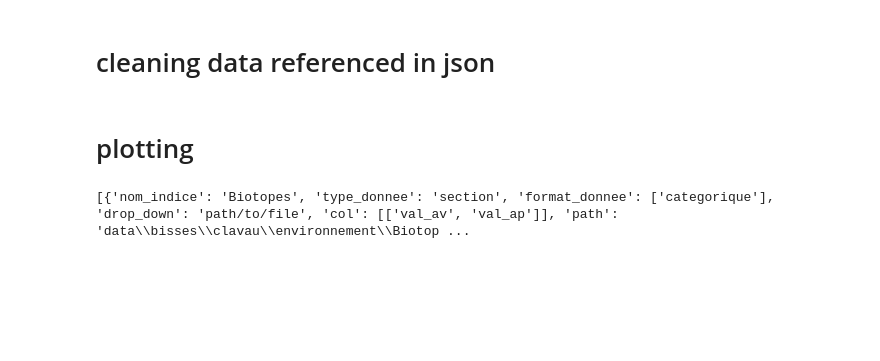
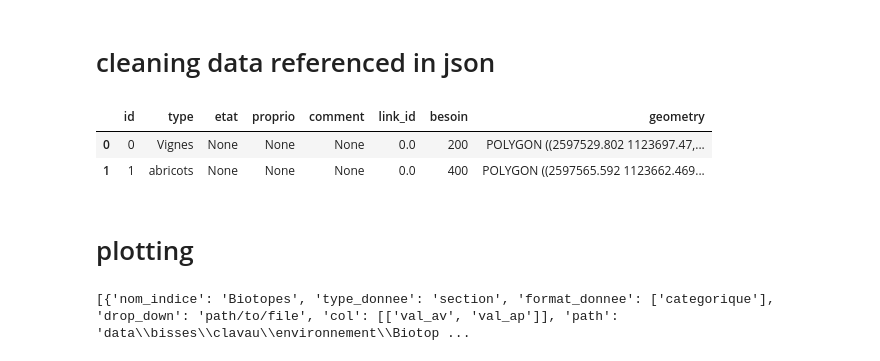
Before and after one commit to felix-schmeding/bisses_valais, a Jupyter notebook: bisses.ipynb, the cells around one changed output. Saved outputs shown, nothing was run; the diff lists cells and outputs as text; code cells hidden in the pictures; blank space fills up the shorter version.

```diff
--- a/bisses.ipynb
+++ b/bisses.ipynb
@@ -83,3 +100,15 @@ clean.clean_list_json(
+# %%
+surf_gdf = gpd.read_file(
+    "data/bisses/clavau/_raw/surfaces_irriguees/surf_irrig.shp"
+).to_crs(
+    "EPSG:2056"
+)  # to swiss projection
+
+surf_gdf
+# %% [output]
+|  | id | type | etat | proprio | comment | link_id | besoin | geometry |
+| 0 | 0 | Vignes | None | None | None | 0.0 | 200 | POLYGON ((2597529.802 1123697.47,... |
+| 1 | 1 | abricots | None | None | None | 0.0 | 400 | POLYGON ((2597565.592 1123662.469... |
 # %% [markdown]
 # plotting
 # %%
```
Also changed, not shown: parts of 7 cells of this notebook, 3 other files.
